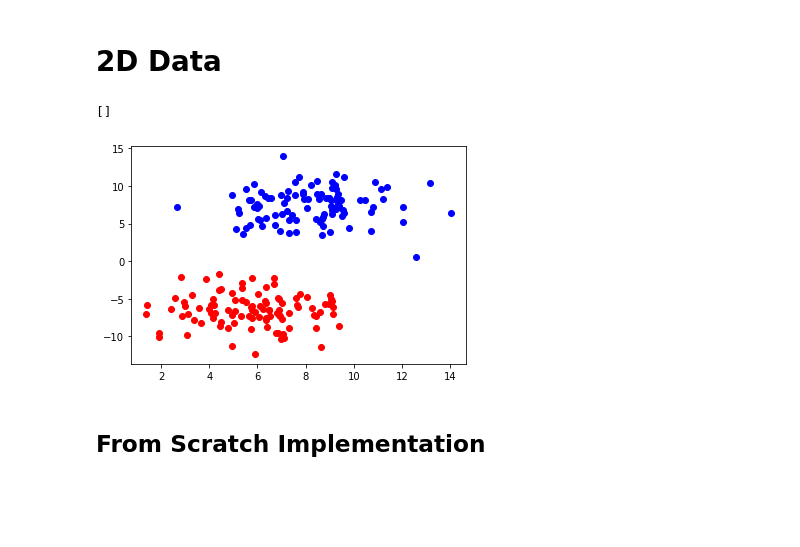
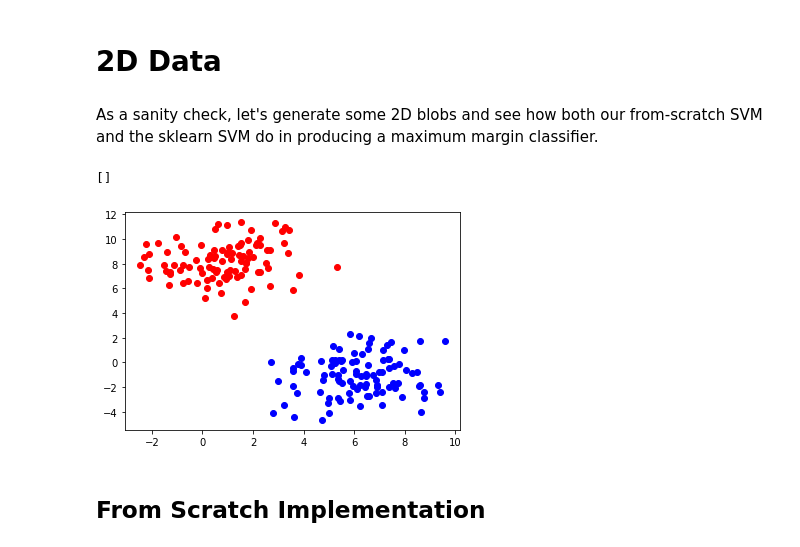
Before and after one commit to NicolasHammer/svm-exhibition, a Jupyter notebook: svm_exhibition.ipynb, the cells around one changed output. Drawn from its saved outputs; the diff is of its cells as text; code cells hidden in the pictures; blank space fills up the shorter version.

```diff
--- a/svm_exhibition.ipynb
+++ b/svm_exhibition.ipynb
@@ -14,22 +16,24 @@ import from_scratch.split_data as split_data
 import from_scratch.svm as svm
 # %% [markdown]
 # 2D Data
+# %% [markdown]
+As a sanity check, let's generate some 2D blobs and see how both our from-scratch SVM and the sklearn SVM do in producing a maximum margin classifier.
 # %%
 # Create data
 TwoDFeatures, TwoDTargets = make_blobs(
-    n_samples=200, n_features=2, centers=2, cluster_std=2)
+    n_samples=200, n_features=2, centers=2, cluster_std=1.5)
 
 ClassA = TwoDTargets == 0
 TwoDTargets[ClassA] = -1
 plt.scatter(TwoDFeatures[ClassA, 0], TwoDFeatures[ClassA, 1], color="red")
 
 ClassB = TwoDTargets == 1
 plt.scatter(TwoDFeatures[ClassB, 0], TwoDFeatures[ClassB, 1], color="blue")
 
 plt.plot()
 # %% [output]
 []
-[figure, old version]
+[figure, new version]
 # %% [markdown]
 ## From Scratch Implementation
 # %%
```
Also changed, not shown: parts of 15 cells of this notebook, 1 other file.
